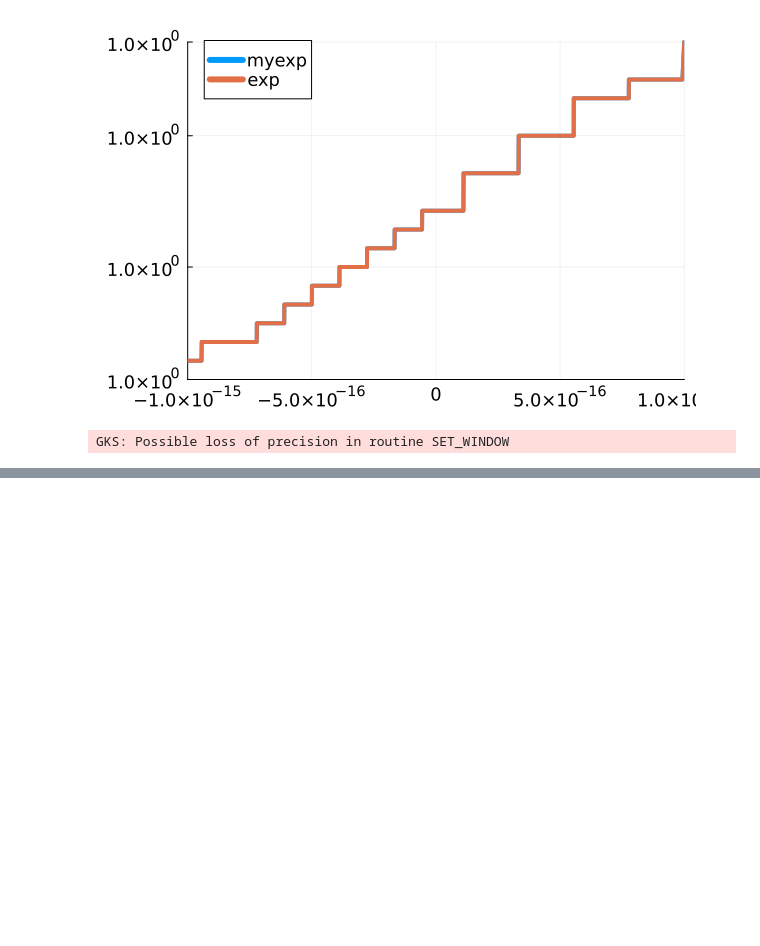
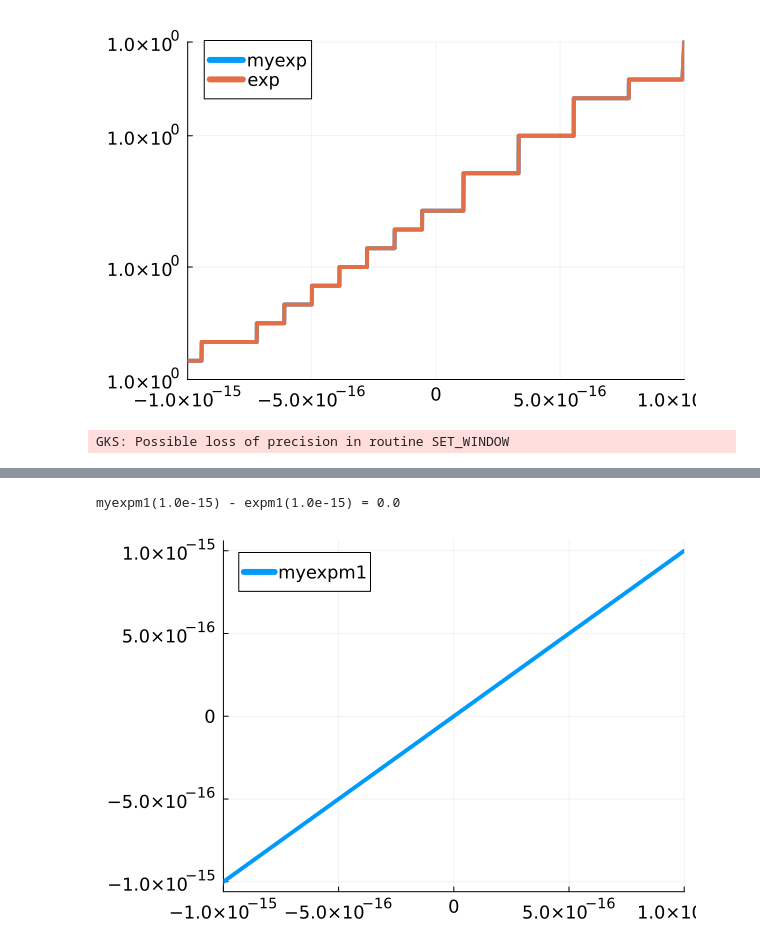
Before and after one commit to jeremylt/csci-3656-fall-2025, a Jupyter notebook: source/notebooks/2025-08-27-Function-Error.ipynb, the cells around one changed output, grey strips where cells are left out. Cells and saved outputs as stored; diff of their text form; code cells hidden in the pictures; blank space fills up the shorter version.

```diff
--- a/source/notebooks/2025-08-27-Function-Error.ipynb
+++ b/source/notebooks/2025-08-27-Function-Error.ipynb
@@ -165,0 +222,21 @@ GKS: Possible loss of precision in routine SET_WINDOW
+# %%
+function myexpm1(x)
+    sum = 0
+    term = x
+    n = 2
+    while sum + term != sum
+        sum += term
+        term *= x / n
+        n += 1
+    end
+    sum
+end
+@show myexpm1(1e-15) - expm1(1e-15);
+# %% [output]
+myexpm1(1.0e-15) - expm1(1.0e-15) = 0.0
+# %%
+# Checking the plot
+a = 1e-15
+plot([myexpm1], xlims=[-a, a], label="myexpm1")
+# %% [output]
+[figure, added]
```
Also changed, not shown: parts of 20 cells of this notebook, 2 other files.
